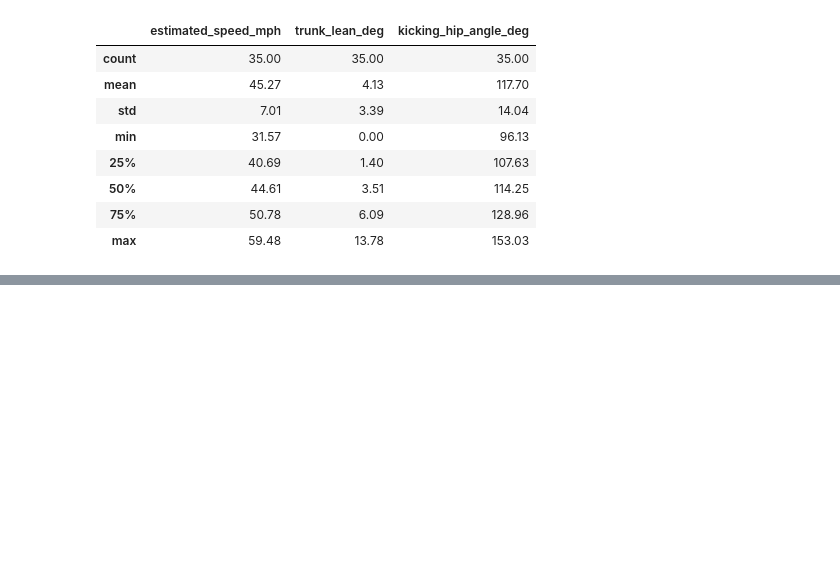
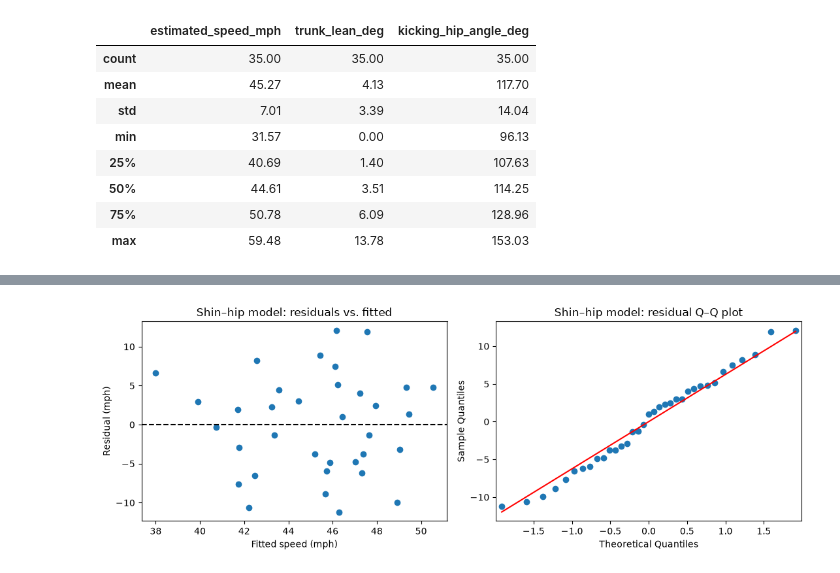
Before and after one commit to emmyregal/Soccer-Computer-Vision, a Jupyter notebook: stat_analysis.ipynb, the cells around one changed output, grey strips where cells are left out. Drawn from its saved outputs; the diff is of its cells as text; code cells hidden in the pictures; blank space fills up the shorter version.

```diff
--- a/stat_analysis.ipynb
+++ b/stat_analysis.ipynb
@@ -546,0 +802,9 @@ display(analysis_data[variables].describe().round(2))
+# %%
+# Exploratory model using shin angle and kicking-side hip angle
+shin_hip_model = smf.ols(
+    "estimated_speed_mph ~ shin_angle_deg + kicking_hip_angle_deg",
+    data=analysis_data,
+    missing="raise"
+).fit()
+
+print(shin_hip_model.summary())
@@ -546,0 +829,17 @@ display(analysis_data[variables].describe().round(2))
+# %%
+# Check the assumptions of the shin-and-hip model
+fig, axes = plt.subplots(1, 2, figsize=(11, 4))
+
+axes[0].scatter(shin_hip_model.fittedvalues, shin_hip_model.resid)
+axes[0].axhline(0, color="black", linestyle="--")
+axes[0].set_xlabel("Fitted speed (mph)")
+axes[0].set_ylabel("Residual (mph)")
+axes[0].set_title("Shin–hip model: residuals vs. fitted")
+
+sm.qqplot(shin_hip_model.resid, line="s", ax=axes[1])
+axes[1].set_title("Shin–hip model: residual Q–Q plot")
+
+plt.tight_layout()
+plt.show()
+# %% [output]
+[figure, added]
```
Also changed, not shown: parts of 9 cells of this notebook, 1 other file.
